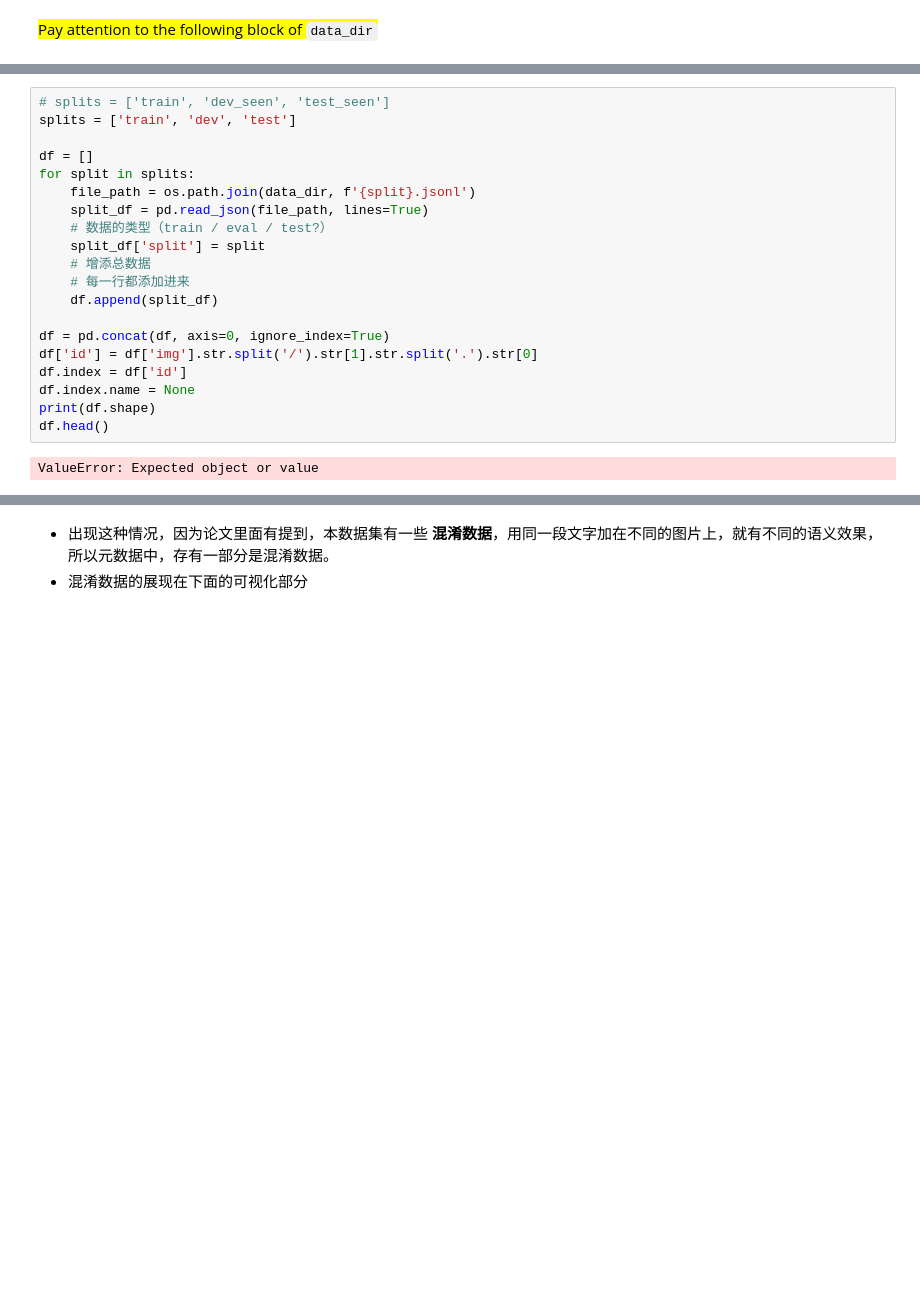
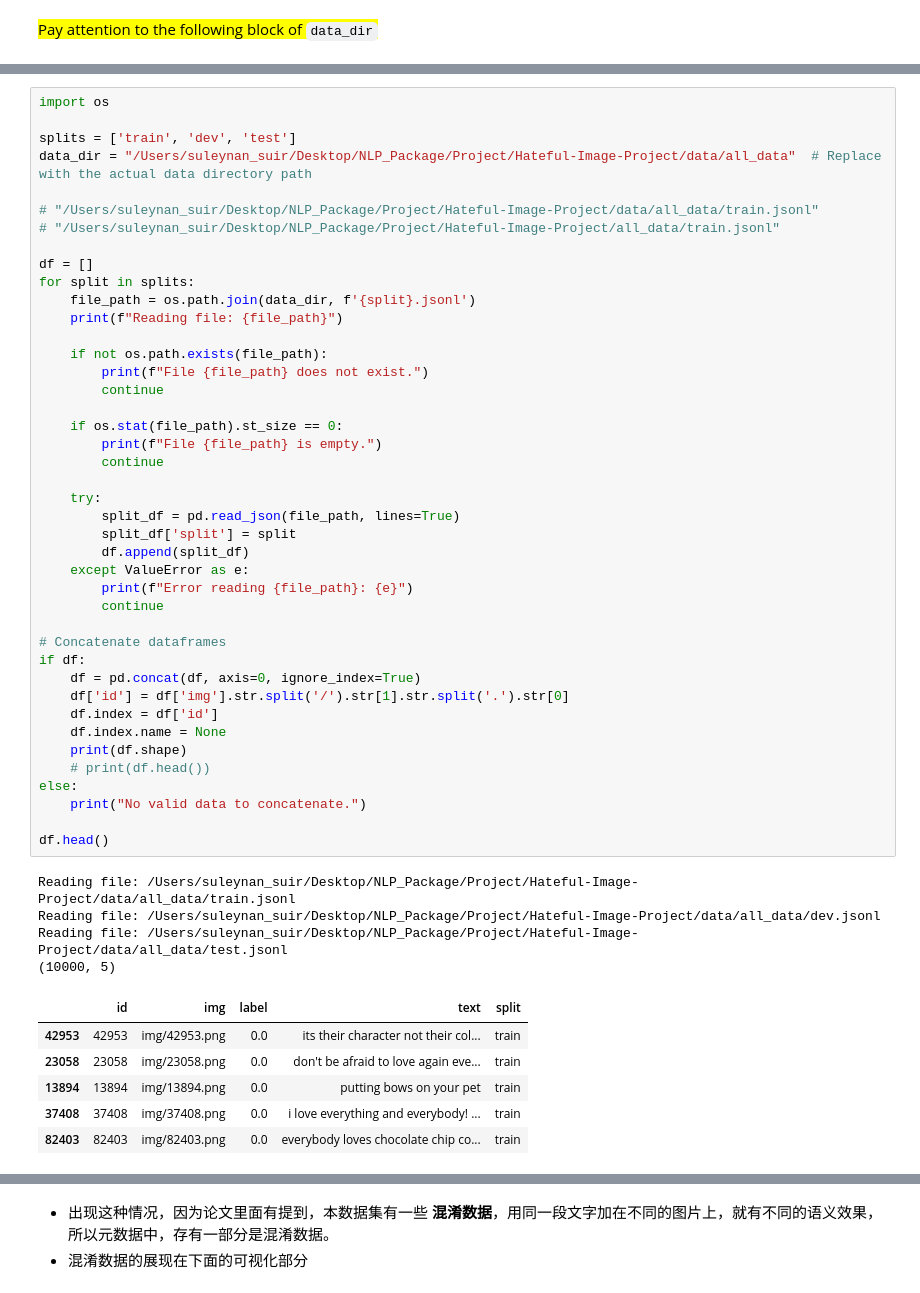
Before and after one commit to SuleynanAuir/Hateful-Image-Project, a Jupyter notebook: data_preprocess/baseline/baseline_add_imgtxt_source_idx.ipynb, the cells around one changed output, grey strips where cells are left out. Cells and saved outputs as stored; diff of their text form; blank space fills up the shorter version.

```diff
--- a/data_preprocess/baseline/baseline_add_imgtxt_source_idx.ipynb
+++ b/data_preprocess/baseline/baseline_add_imgtxt_source_idx.ipynb
@@ -28,25 +44,56 @@ print(len(os.listdir(img_dir)))
 # %%
-# splits = ['train', 'dev_seen', 'test_seen']
+import os
+
 splits = ['train', 'dev', 'test']
+data_dir = "/Users/suleynan_suir/Desktop/NLP_Package/Project/Hateful-Image-Project/data/all_data"  # Replace with the actual data directory path
+
+# "/Users/suleynan_suir/Desktop/NLP_Package/Project/Hateful-Image-Project/data/all_data/train.jsonl"
+# "/Users/suleynan_suir/Desktop/NLP_Package/Project/Hateful-Image-Project/all_data/train.jsonl"
 
 df = []
 for split in splits:
     file_path = os.path.join(data_dir, f'{split}.jsonl')
-    split_df = pd.read_json(file_path, lines=True)
-    # 数据的类型（train / eval / test?）
-    split_df['split'] = split
-    # 增添总数据
-    # 每一行都添加进来
-    df.append(split_df)
+    print(f"Reading file: {file_path}")
 
-df = pd.concat(df, axis=0, ignore_index=True)
-df['id'] = df['img'].str.split('/').str[1].str.split('.').str[0]
-df.index = df['id']
-df.index.name = None
-print(df.shape)
+    if not os.path.exists(file_path):
+        print(f"File {file_path} does not exist.")
+        continue
+
+    if os.stat(file_path).st_size == 0:
+        print(f"File {file_path} is empty.")
+        continue
+
+    try:
+        split_df = pd.read_json(file_path, lines=True)
+        split_df['split'] = split
+        df.append(split_df)
+    except ValueError as e:
+        print(f"Error reading {file_path}: {e}")
+        continue
+
+# Concatenate dataframes
+if df:
+    df = pd.concat(df, axis=0, ignore_index=True)
+    df['id'] = df['img'].str.split('/').str[1].str.split('.').str[0]
+    df.index = df['id']
+    df.index.name = None
+    print(df.shape)
+    # print(df.head())
+else:
+    print("No valid data to concatenate.")
+
 df.head()
 # %% [output]
-ValueError: Expected object or value
+Reading file: /Users/suleynan_suir/Desktop/NLP_Package/Project/Hateful-Image-Project/data/all_data/train.jsonl
+Reading file: /Users/suleynan_suir/Desktop/NLP_Package/Project/Hateful-Image-Project/data/all_data/dev.jsonl
+Reading file: /Users/suleynan_suir/Desktop/NLP_Package/Project/Hateful-Image-Project/data/all_data/test.jsonl
+(10000, 5)
+|  | id | img | label | text | split |
+| 42953 | 42953 | img/42953.png | 0.0 | its their character not their col... | train |
+| 23058 | 23058 | img/23058.png | 0.0 | don't be afraid to love again eve... | train |
+| 13894 | 13894 | img/13894.png | 0.0 | putting bows on your pet | train |
+| 37408 | 37408 | img/37408.png | 0.0 | i love everything and everybody! ... | train |
+| 82403 | 82403 | img/82403.png | 0.0 | everybody loves chocolate chip co... | train |
 # %%
 # 查看数据分布 (train / eval / test 占数量)
 df['split'].value_counts()
```
Also changed, not shown: parts of 17 cells of this notebook.
